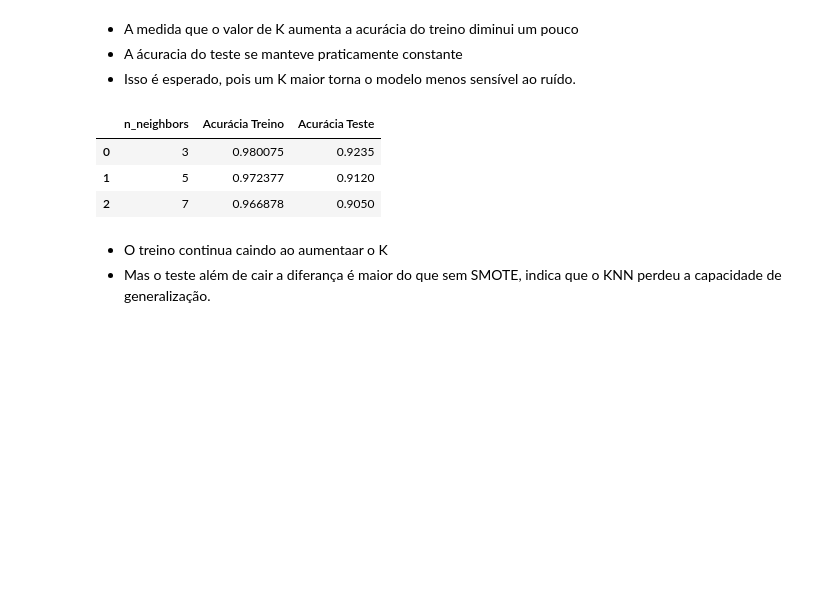
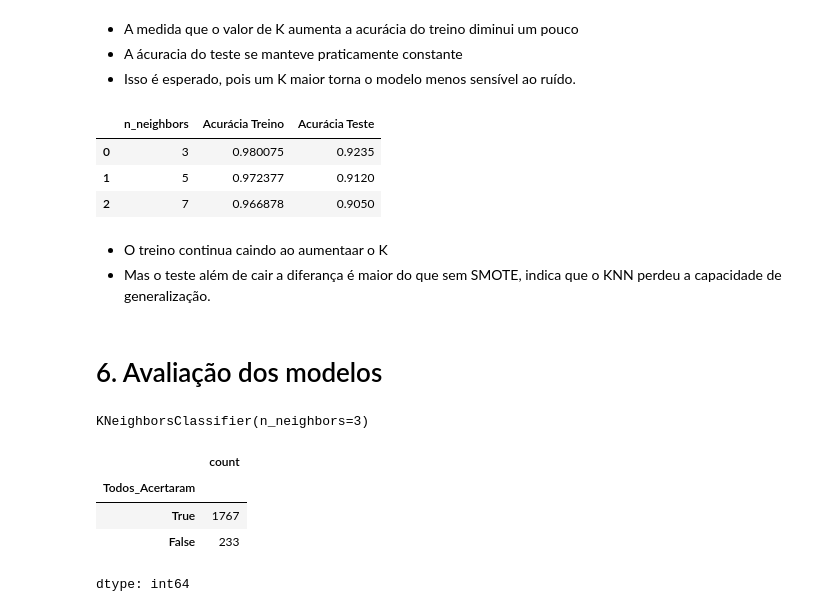
Before and after one commit to leonbenenati/projeto_avaliativo_modulo_1, a Jupyter notebook: Projeto_Avaliativo_Módulo_1.ipynb, the cells around one changed output. Saved outputs shown, nothing was run; the diff lists cells and outputs as text; code cells hidden in the pictures; blank space fills up the shorter version.

```diff
--- a/Projeto_Avaliativo_Módulo_1.ipynb
+++ b/Projeto_Avaliativo_Módulo_1.ipynb
@@ -820,3 +821,37 @@ avaliar_knn(X_train_smote_scaled,y_train_smote,X_test_smote_scaled,y_test,vizinh
 
 *   O treino continua caindo ao aumentaar o K
 *   Mas o teste além de cair a diferança é maior do que sem SMOTE, indica que o KNN perdeu a capacidade de generalização.
+# %% [markdown]
+# 6. Avaliação dos modelos
+# %%
+# Árvore Original
+arvore_original = DecisionTreeClassifier(max_depth=5, random_state=42)
+arvore_original.fit(X_train_original, y_train_original)
+
+# Árvore SMOTE
+arvore_smote = DecisionTreeClassifier(max_depth=5, random_state=42)
+arvore_smote.fit(X_train_smote, y_train_smote)
+
+# KNN Original
+knn_original = KNeighborsClassifier(n_neighbors=7)
+knn_original.fit(X_train_original_scaled, y_train_original)
+
+# KNN SMOTE
+knn_smote = KNeighborsClassifier(n_neighbors=3)
+knn_smote.fit(X_train_smote_scaled, y_train_smote)
+# %% [output]
+KNeighborsClassifier(n_neighbors=3)
+# %%
+#Copiando o X_teste para um dataframe
+analise = X_test.copy()
+
+#Colocando y_test no dataframa analise
+analise["Real"] = y_test.values
+
+#Colocando as previsóes no dataframe
+
+analise["Arvore_Original"] = arvore_original.predict(X_test)
+analise["Arvore_SMOTE"] = arvore_smote.predict(X_test)
+
+analise["KNN_Original"] = knn_original.predict(X_test_original_scaled)
+analise["KNN_SMOTE"] = knn_smote.predict(X_test_smote_scaled)
@@ -822,0 +883,8 @@ avaliar_knn(X_train_smote_scaled,y_train_smote,X_test_smote_scaled,y_test,vizinh
+# %%
+analise["Todos_Acertaram"].value_counts()
+# %% [output]
+|  | count |
+| Todos_Acertaram |  |
+| True | 1767 |
+| False | 233 |
+dtype: int64
```
Also changed, not shown: parts of 20 cells of this notebook.
